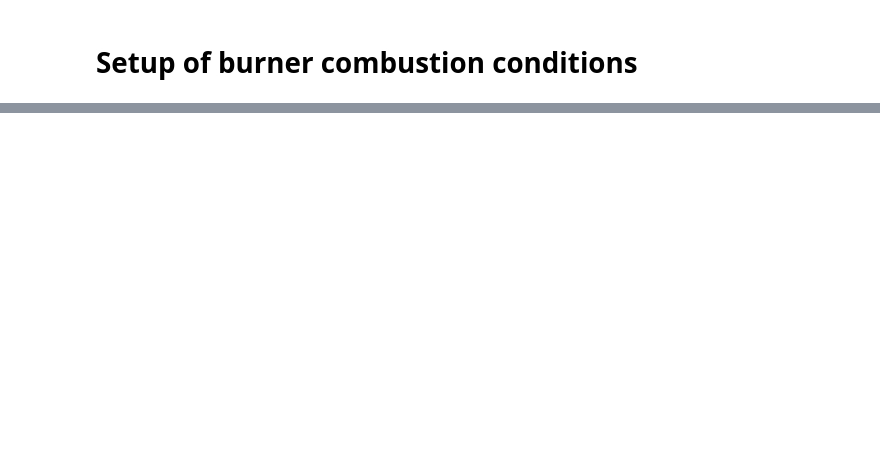
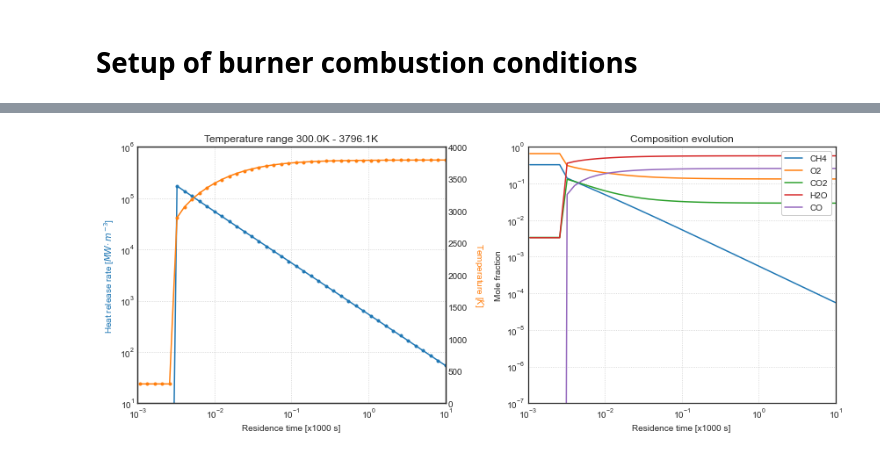
Before and after one commit to ILovewindows-oss/learning-scientific-computing, a Jupyter notebook: numerical-notebooks/015-Methane-Combustion-Comparison.ipynb, the cells around one changed output, grey strips where cells are left out. Saved outputs shown, nothing was run; the diff lists cells and outputs as text; code cells hidden in the pictures; blank space fills up the shorter version.

```diff
--- a/numerical-notebooks/015-Methane-Combustion-Comparison.ipynb
+++ b/numerical-notebooks/015-Methane-Combustion-Comparison.ipynb
@@ -103,0 +155,4 @@ test_2s_ch4_bfer()
+# %%
+comb = test_2s_ch4_bfer()
+# %% [output]
+[figure, added]
```
Also changed, not shown: parts of 15 cells of this notebook.
